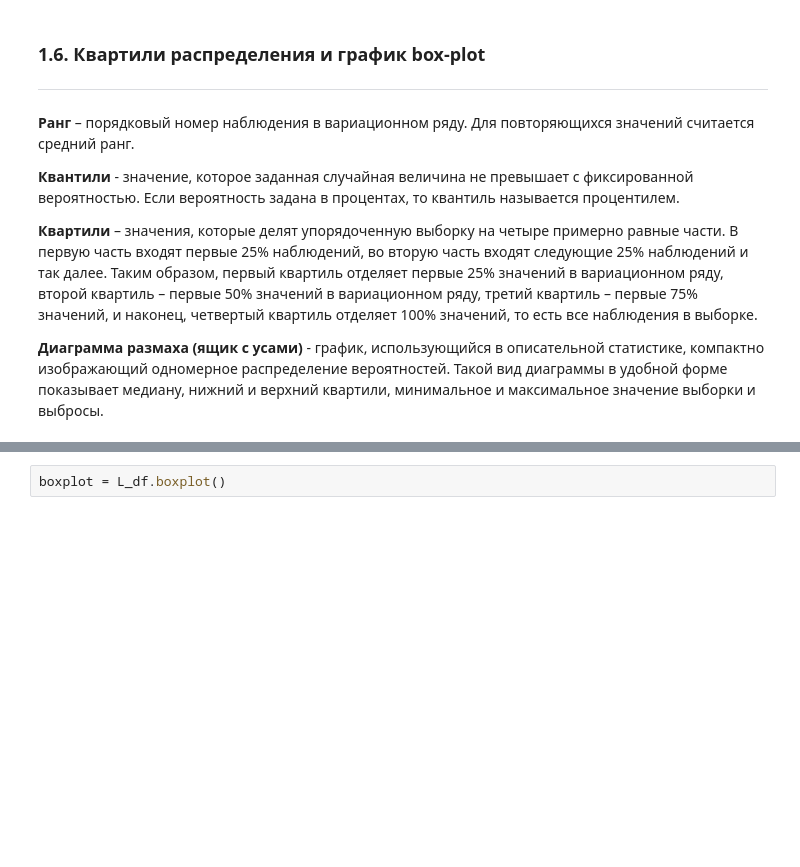
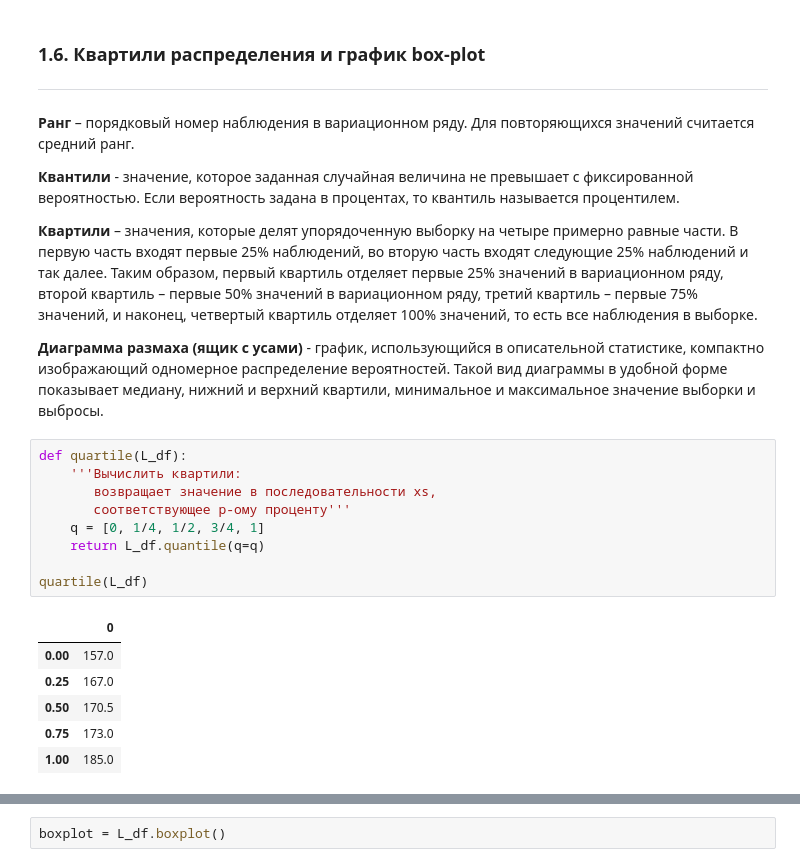
Before and after one commit to joewebkid/basics_of_statistics, a Jupyter notebook: part_1/1_Введение.ipynb, the cells around one changed output, grey strips where cells are left out. Drawn from its saved outputs; the diff is of its cells as text; blank space fills up the shorter version.

```diff
--- a/part_1/1_Введение.ipynb
+++ b/part_1/1_Введение.ipynb
@@ -338,3 +338,19 @@ dtype: float64
 отделяет 100% значений, то есть все наблюдения в выборке.
 
 **Диаграмма размаха (ящик с усами)** - график, использующийся в описательной статистике, компактно изображающий одномерное распределение вероятностей. Такой вид диаграммы в удобной форме показывает медиану, нижний и верхний квартили, минимальное и максимальное значение выборки и выбросы.
+# %%
+def quartile(L_df):
+    '''Вычислить квартили:
+       возвращает значение в последовательности xs,
+       соответствующее p-ому проценту'''
+    q = [0, 1/4, 1/2, 3/4, 1]
+    return L_df.quantile(q=q)
+
+quartile(L_df)
+# %% [output]
+|  | 0 |
+| 0.00 | 157.0 |
+| 0.25 | 167.0 |
+| 0.50 | 170.5 |
+| 0.75 | 173.0 |
+| 1.00 | 185.0 |
```
Also changed, not shown: parts of 13 cells of this notebook.
